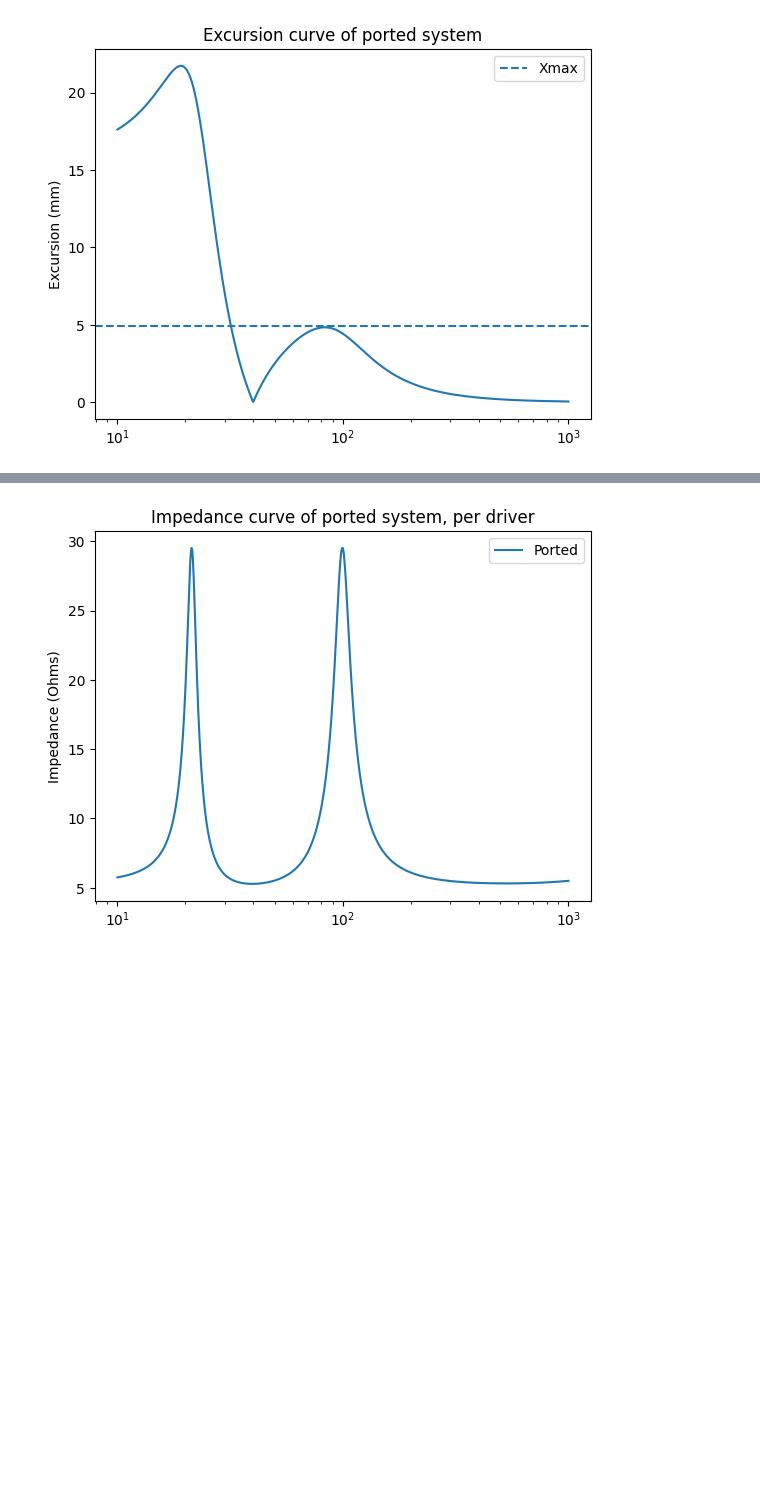
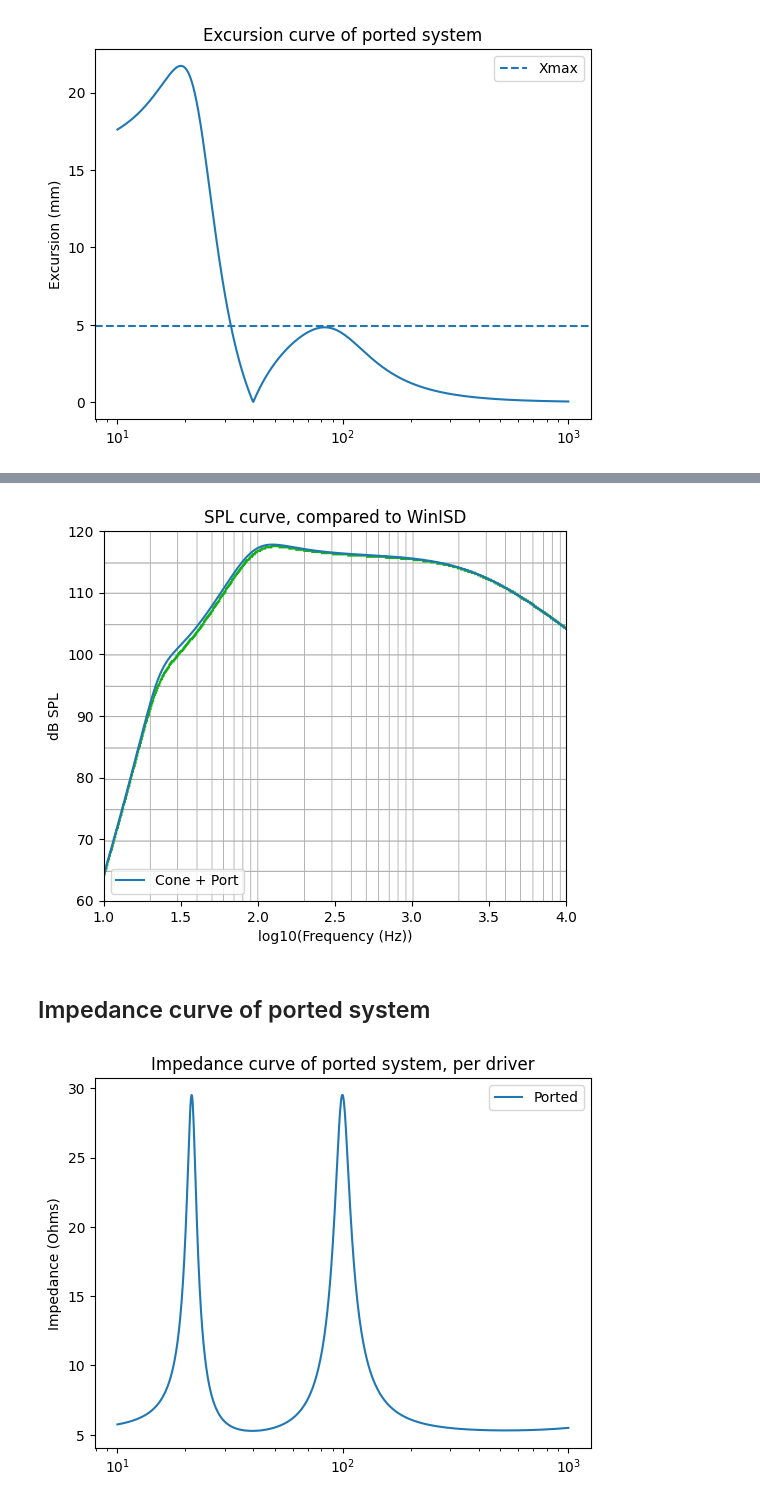
Before and after one commit to bassistTech/bassistTech.github.io, a Jupyter notebook: SpeakerTheory/speakerTheorySympy.ipynb, the cells around one changed output, grey strips where cells are left out. Cells and saved outputs as stored; diff of their text form; code cells hidden in the pictures; blank space fills up the shorter version.

```diff
--- a/SpeakerTheory/speakerTheorySympy.ipynb
+++ b/SpeakerTheory/speakerTheorySympy.ipynb
@@ -694,3 +768,14 @@ Here's something to notice about the impedance curve. It goes to a minimum at th
+# %%
+if __name__ == '__main__':
+    img = plt.imread("img/spl_background_2.png")
+    plt.imshow(img, extent=[1, 4, 60, 120], aspect = 0.04)
+    sensitivity_curve_ported(em_ported_params, plt.gca(), label = 'Cone + Port', show_cone = False, logscale = True)
+    plt.xlabel('log10(Frequency (Hz))')
+    plt.title('SPL curve, compared to WinISD')
+# %% [output]
+[figure, added]
+# %% [markdown]
+## Impedance curve of ported system
 # %%
 if __name__ == '__main__':
     impedance_curve(em_ported_params, plt.gca(), label = 'Ported')
```
Also changed, not shown: parts of 27 cells of this notebook, 8 other files.
